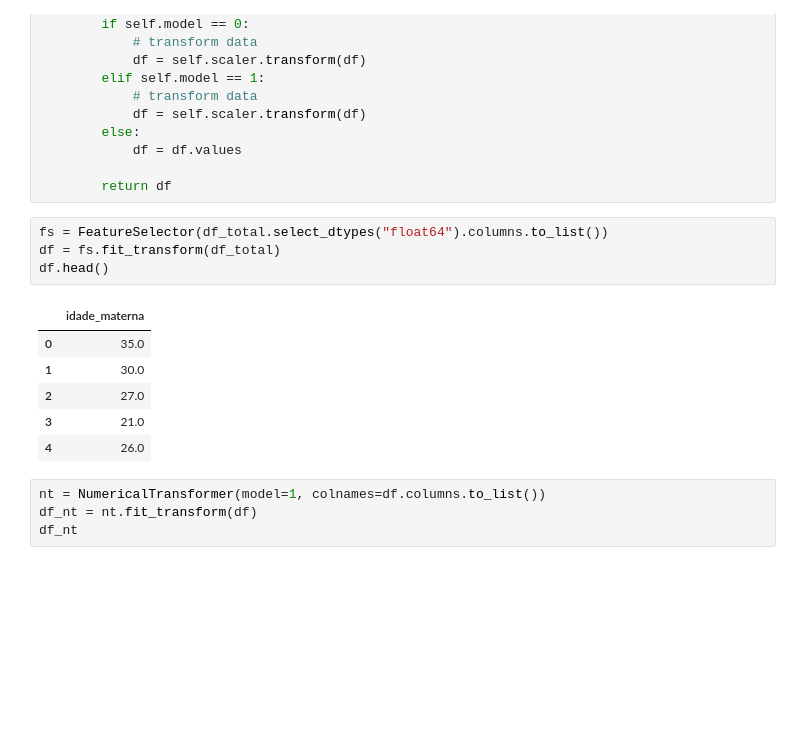
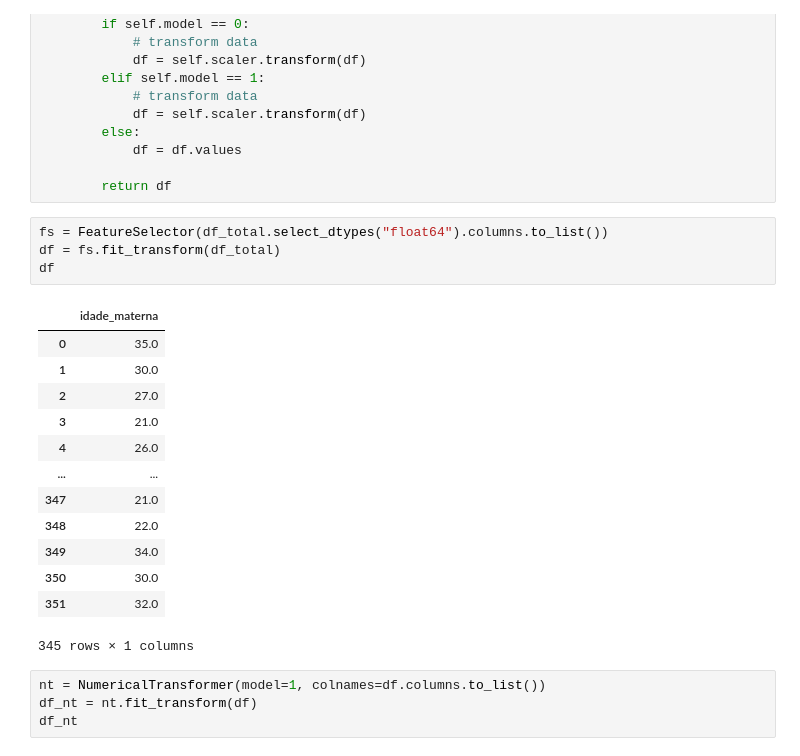
Before and after one commit to ecalasans-pro/mlprojfinal, a Jupyter notebook: ml_pf_DFMANAGE.ipynb, the cells around one changed output. Saved outputs shown, nothing was run; the diff lists cells and outputs as text; blank space fills up the shorter version.

```diff
--- a/ml_pf_DFMANAGE.ipynb
+++ b/ml_pf_DFMANAGE.ipynb
@@ -298,14 +299,21 @@ class NumericalTransformer(BaseEstimator, TransformerMixin):
 # %%
 fs = FeatureSelector(df_total.select_dtypes("float64").columns.to_list())
 df = fs.fit_transform(df_total)
-df.head()
+df
 # %% [output]
 |  | idade_materna |
 | 0 | 35.0 |
 | 1 | 30.0 |
 | 2 | 27.0 |
 | 3 | 21.0 |
 | 4 | 26.0 |
+| ... | ... |
+| 347 | 21.0 |
+| 348 | 22.0 |
+| 349 | 34.0 |
+| 350 | 30.0 |
+| 351 | 32.0 |
+345 rows × 1 columns
 # %%
 nt = NumericalTransformer(model=1, colnames=df.columns.to_list())
 df_nt = nt.fit_transform(df)
```
Also changed, not shown: parts of 22 cells of this notebook, 1 other file.
